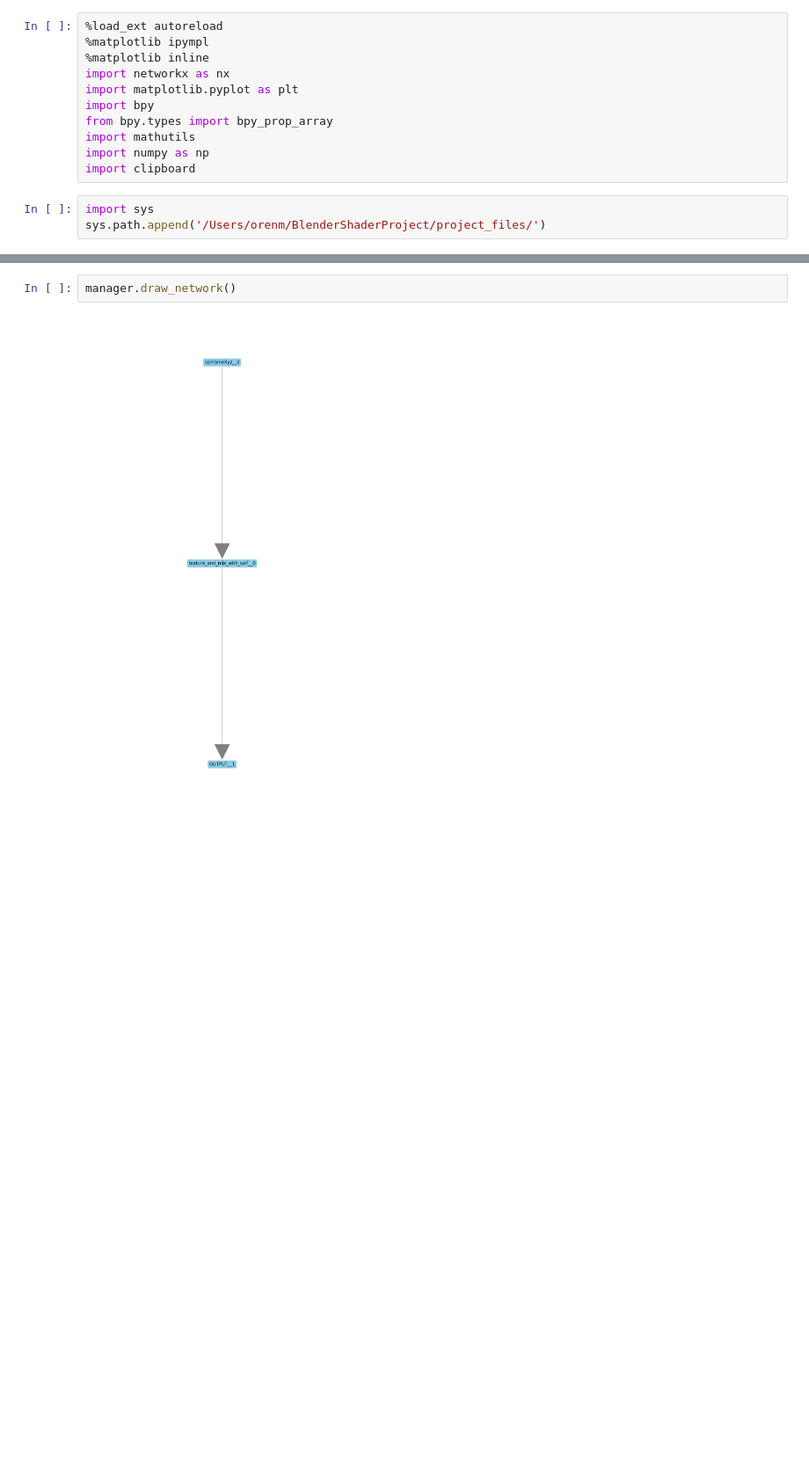
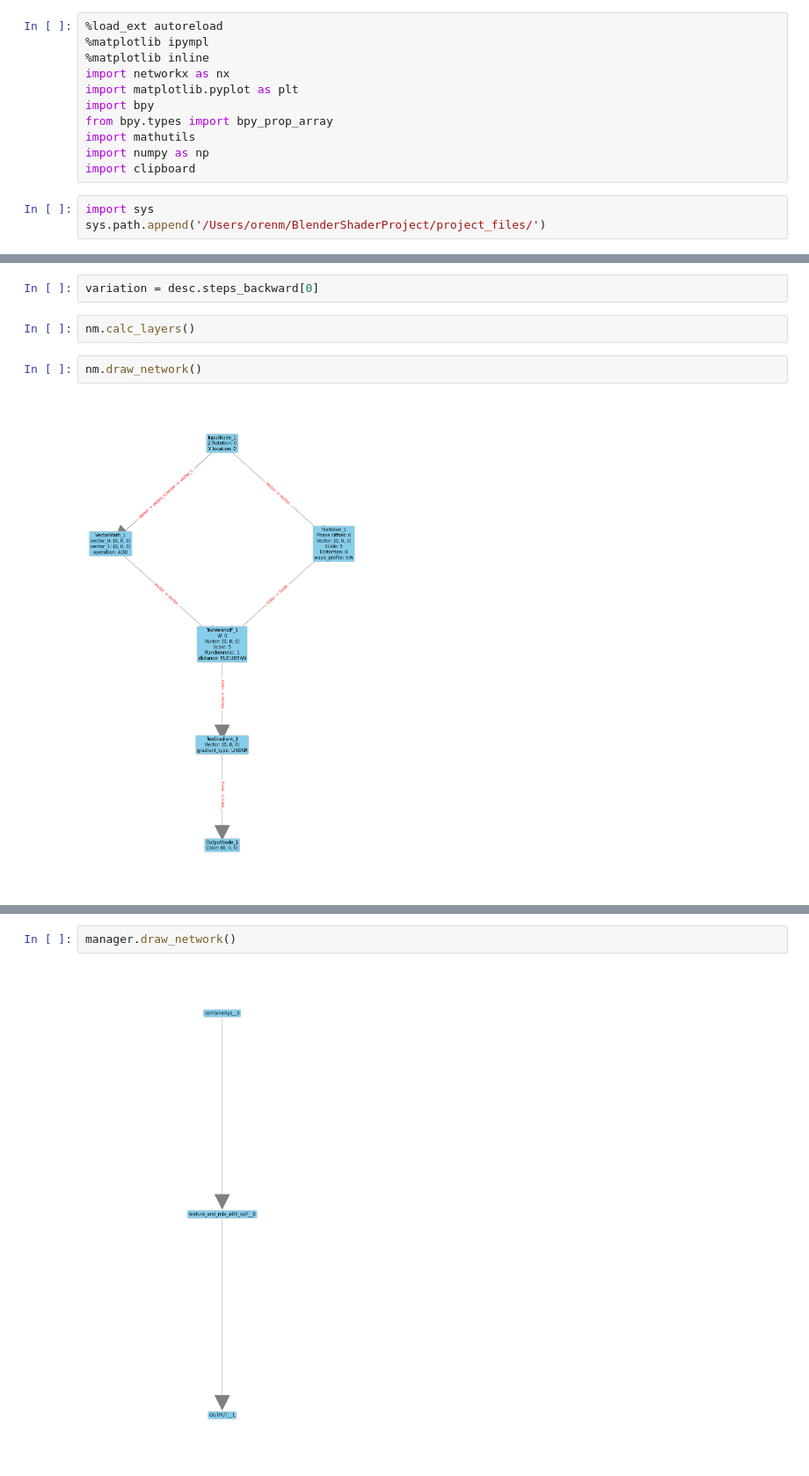
Before and after one commit to orenmatar/blender_shader, a Jupyter notebook: notebooks/graphs.ipynb, the cells around one changed output, grey strips where cells are left out. Shown at 88% size. Drawn from its saved outputs; the diff is of its cells as text; blank space fills up the shorter version.

```diff
--- a/notebooks/graphs.ipynb
+++ b/notebooks/graphs.ipynb
@@ -23 +73,9 @@ meta_nodes = [mega_structure2, mega_structure1,burn_dodge]
+# %%
+variation = desc.steps_backward[0]
+# %%
+nm.calc_layers()
+# %%
+nm.draw_network()
+# %% [output]
+[figure, added]
 # %%
```
Also changed, not shown: parts of 12 cells of this notebook, 5 other files.
